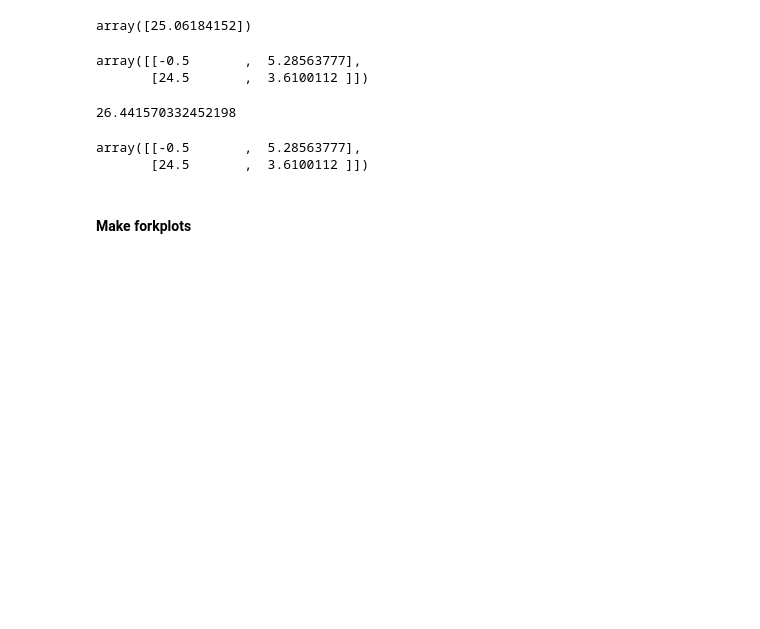
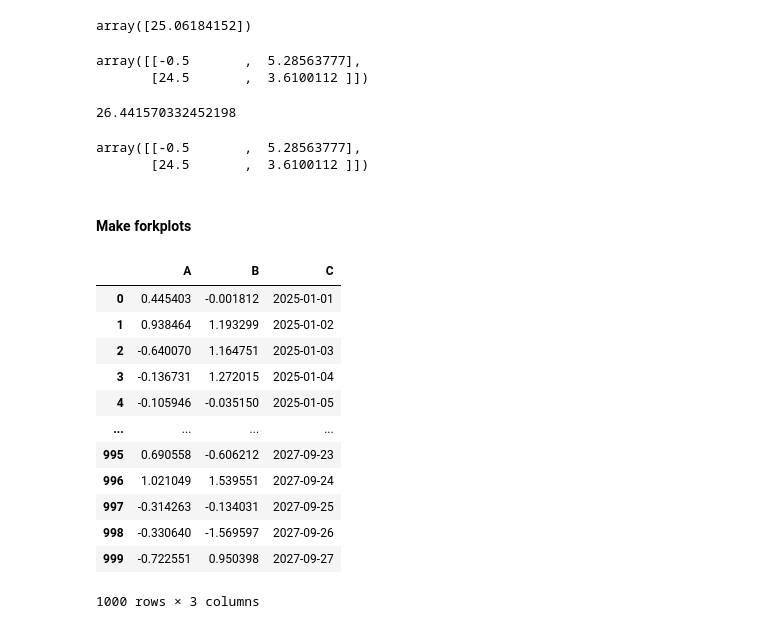
Before and after one commit to karempudi/rtseg, a Jupyter notebook: notebooks/Fork plots.ipynb, the cells around one changed output. Cells and saved outputs as stored; diff of their text form; code cells hidden in the pictures; blank space fills up the shorter version.

```diff
--- a/notebooks/Fork plots.ipynb
+++ b/notebooks/Fork plots.ipynb
@@ -342,3 +412,29 @@ array([[-0.5       ,  5.28563777],
        [24.5       ,  3.6100112 ]])
 # %% [markdown]
 #### Make forkplots
+# %%
+import pandas as pd
+import numpy as np
+
+# Create a sample DataFrame
+df = pd.DataFrame({
+    'A': np.random.randn(1000),
+    'B': np.random.randn(1000),
+    'C': pd.date_range('20250101', periods=1000)
+})
+# %%
+df
+# %% [output]
+|  | A | B | C |
+| 0 | 0.445403 | -0.001812 | 2025-01-01 |
+| 1 | 0.938464 | 1.193299 | 2025-01-02 |
+| 2 | -0.640070 | 1.164751 | 2025-01-03 |
+| 3 | -0.136731 | 1.272015 | 2025-01-04 |
+| 4 | -0.105946 | -0.035150 | 2025-01-05 |
+| ... | ... | ... | ... |
+| 995 | 0.690558 | -0.606212 | 2027-09-23 |
+| 996 | 1.021049 | 1.539551 | 2027-09-24 |
+| 997 | -0.314263 | -0.134031 | 2027-09-25 |
+| 998 | -0.330640 | -1.569597 | 2027-09-26 |
+| 999 | -0.722551 | 0.950398 | 2027-09-27 |
+1000 rows × 3 columns
```
Also changed, not shown: parts of 21 cells of this notebook, 6 other files.
